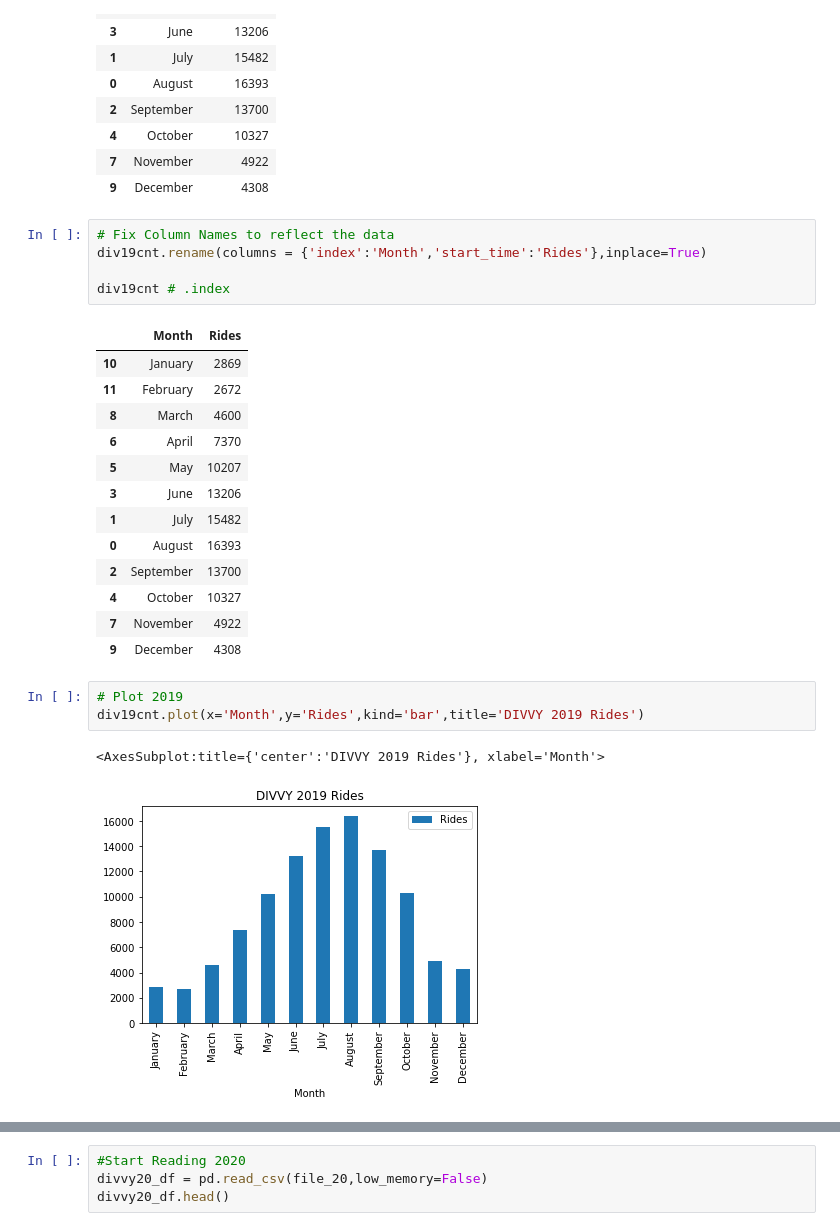
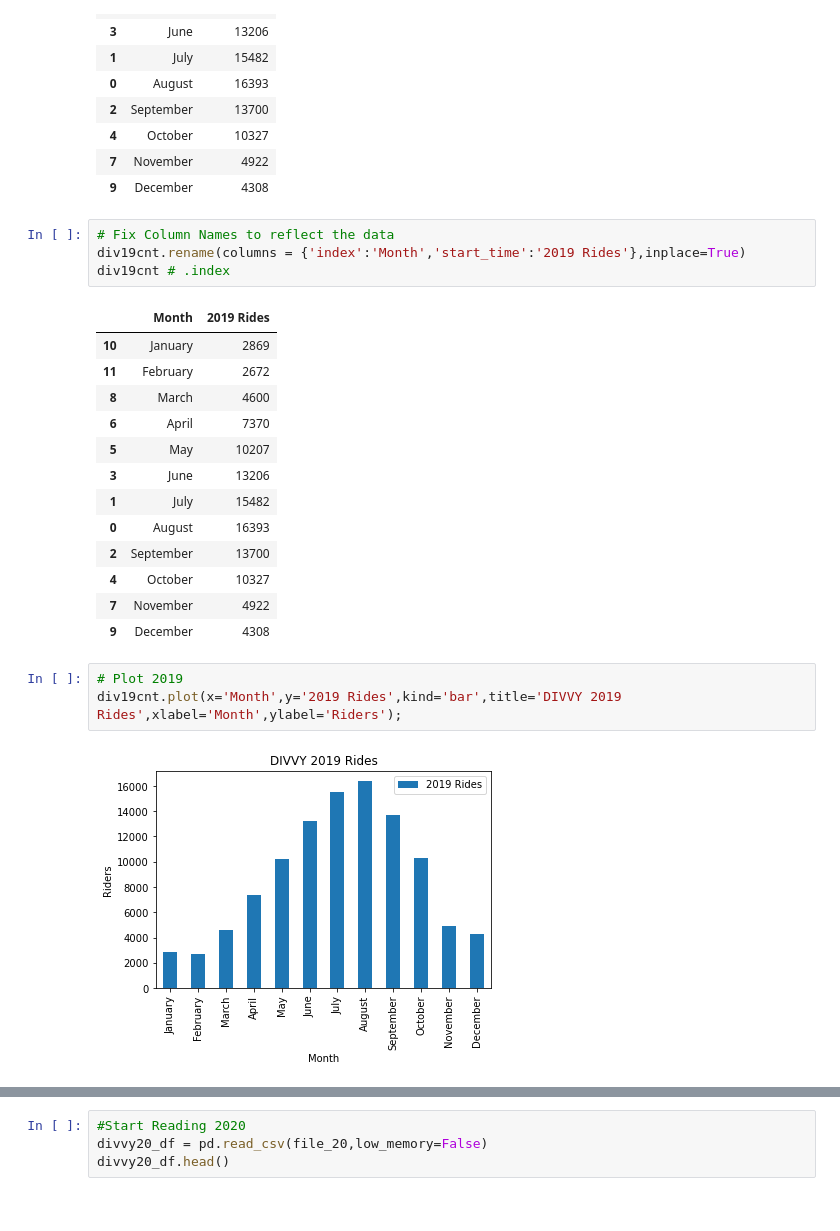
Before and after one commit to Slainte91/COVID-movement, a Jupyter notebook: divvy/divvy.ipynb, the cells around one changed output, grey strips where cells are left out. Drawn from its saved outputs; the diff is of its cells as text.

Commit message:
First pass of graphs basic plots are good

```diff
--- a/divvy/divvy.ipynb
+++ b/divvy/divvy.ipynb
@@ -84,11 +87,10 @@ div19cnt #.head()
 | 9 | December | 4308 |
 # %%
 # Fix Column Names to reflect the data
-div19cnt.rename(columns = {'index':'Month','start_time':'Rides'},inplace=True)
-
+div19cnt.rename(columns = {'index':'Month','start_time':'2019 Rides'},inplace=True)
 div19cnt # .index
 # %% [output]
-|  | Month | Rides |
+|  | Month | 2019 Rides |
 | 10 | January | 2869 |
 | 11 | February | 2672 |
 | 8 | March | 4600 |
@@ -103,7 +105,6 @@ div19cnt # .index
 | 9 | December | 4308 |
 # %%
 # Plot 2019
-div19cnt.plot(x='Month',y='Rides',kind='bar',title='DIVVY 2019 Rides')
+div19cnt.plot(x='Month',y='2019 Rides',kind='bar',title='DIVVY 2019 Rides',xlabel='Month',ylabel='Riders');
 # %% [output]
-<AxesSubplot:title={'center':'DIVVY 2019 Rides'}, xlabel='Month'>
-[figure, old version]
+[figure, new version]
```
Also changed, not shown: parts of 5 cells of this notebook, 2 other files.
